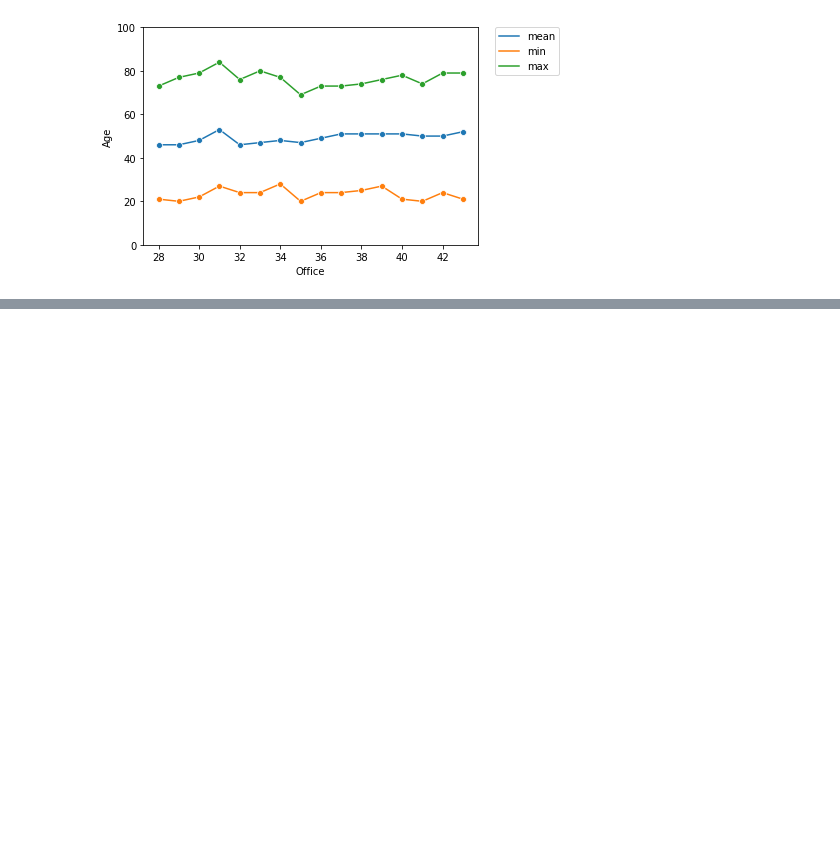
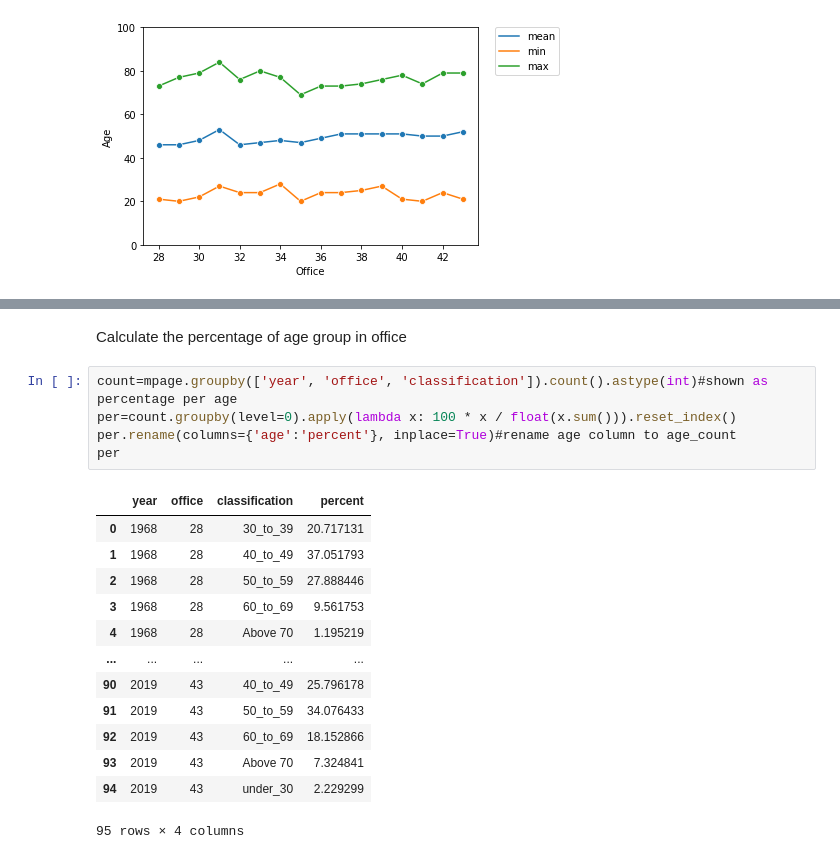
Before and after one commit to hirephd-org/FML2021, a Jupyter notebook: Momo_FML_parliament_age_graph.ipynb, the cells around one changed output, grey strips where cells are left out. Saved outputs shown, nothing was run; the diff lists cells and outputs as text; blank space fills up the shorter version.

```diff
--- a/Momo_FML_parliament_age_graph.ipynb
+++ b/Momo_FML_parliament_age_graph.ipynb
@@ -168,0 +209,21 @@ plt.legend(bbox_to_anchor=(1.05,1), borderaxespad=0.)
+# %% [markdown]
+Calculate the percentage of age group in office
+# %%
+count=mpage.groupby(['year', 'office', 'classification']).count().astype(int)#shown as percentage per age
+per=count.groupby(level=0).apply(lambda x: 100 * x / float(x.sum())).reset_index()
+per.rename(columns={'age':'percent'}, inplace=True)#rename age column to age_count
+per
+# %% [output]
+|  | year | office | classification | percent |
+| 0 | 1968 | 28 | 30_to_39 | 20.717131 |
+| 1 | 1968 | 28 | 40_to_49 | 37.051793 |
+| 2 | 1968 | 28 | 50_to_59 | 27.888446 |
+| 3 | 1968 | 28 | 60_to_69 | 9.561753 |
+| 4 | 1968 | 28 | Above 70 | 1.195219 |
+| ... | ... | ... | ... | ... |
+| 90 | 2019 | 43 | 40_to_49 | 25.796178 |
+| 91 | 2019 | 43 | 50_to_59 | 34.076433 |
+| 92 | 2019 | 43 | 60_to_69 | 18.152866 |
+| 93 | 2019 | 43 | Above 70 | 7.324841 |
+| 94 | 2019 | 43 | under_30 | 2.229299 |
+95 rows × 4 columns
```
Also changed, not shown: parts of 9 cells of this notebook.
